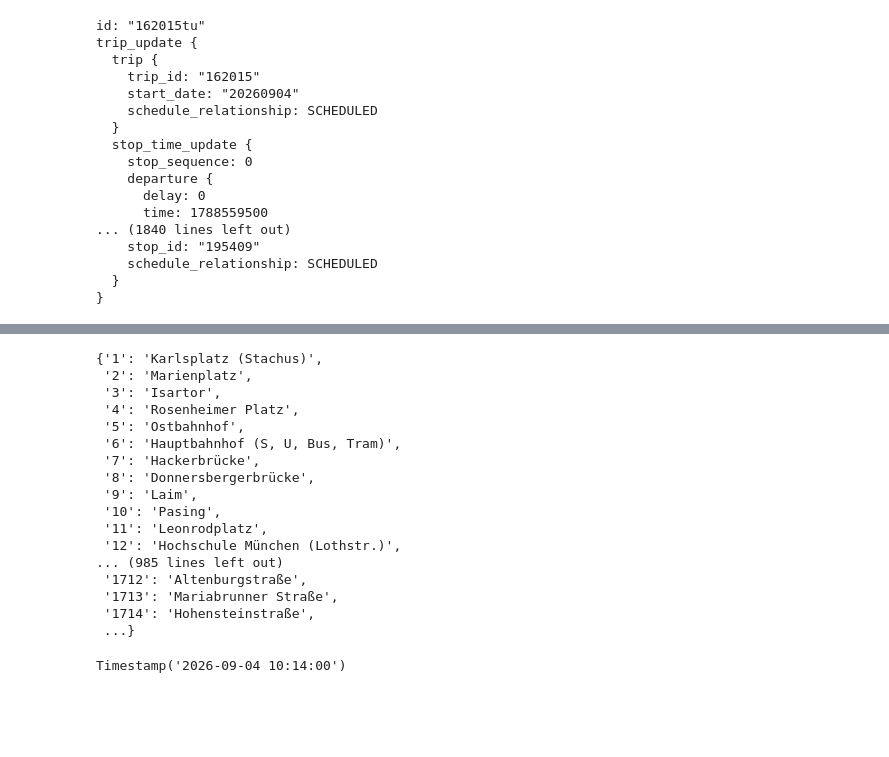
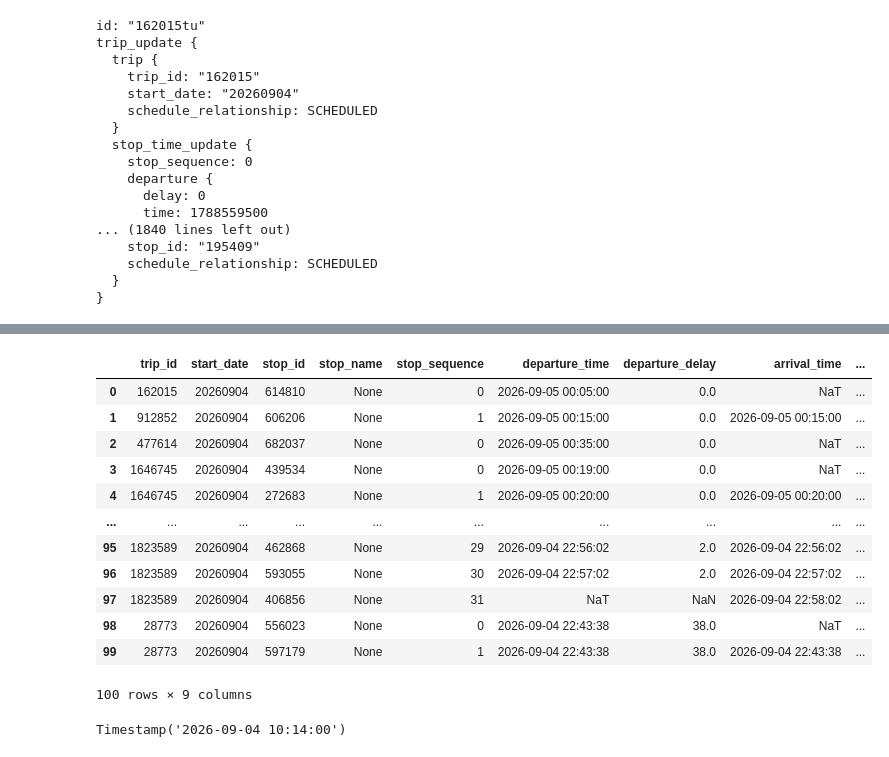
Before and after one commit to peppey/mvv-delay-tracker, a Jupyter notebook: notebooks/data_exploration.ipynb, the cells around one changed output, grey strips where cells are left out. Saved outputs shown, nothing was run; the diff lists cells and outputs as text; code cells hidden in the pictures; blank space fills up the shorter version.

```diff
--- a/notebooks/data_exploration.ipynb
+++ b/notebooks/data_exploration.ipynb
@@ -46,4 +56,29 @@ trip_update {
 }
 # %%
 stops_df = pd.read_csv("../data/mvv_stops.csv", delimiter=";")
+# %%
+def create_stop_name_mapping(stops_df):
+    """
+    Create a mapping from MVV stop IDs to stop names.
+
+    Parameters
+    ----------
+    stops_df : pandas.DataFrame
+        DataFrame containing the MVV stop data. It must contain
+        the columns "HstNummer" and "Name ohne Ort".
+
+    Returns
+    -------
+    dict
+        Dictionary mapping stop IDs to stop names.
+    """
+    stops_df["HstNummer"] = stops_df["HstNummer"].astype(str)
+
+    stop_names = (
+        stops_df
+        .set_index("HstNummer")["Name ohne Ort"]
+        .to_dict()
+    )
+
+    return stop_names
 # %%
@@ -96,23 +135,23 @@ KeyError: '614810'
 # %%
-stop_names
+stop_names = create_stop_name_mapping(stops_df)
+
+df = parse_trip_updates(feed, stop_names)
+
+df.head(100)
 # %% [output]
+|  | trip_id | start_date | stop_id | stop_name | stop_sequence | departure_time | departure_delay | arrival_time | ... |
+| 0 | 162015 | 20260904 | 614810 | None | 0 | 2026-09-05 00:05:00 | 0.0 | NaT | ... |
+| 1 | 912852 | 20260904 | 606206 | None | 1 | 2026-09-05 00:15:00 | 0.0 | 2026-09-05 00:15:00 | ... |
+| 2 | 477614 | 20260904 | 682037 | None | 0 | 2026-09-05 00:35:00 | 0.0 | NaT | ... |
+| 3 | 1646745 | 20260904 | 439534 | None | 0 | 2026-09-05 00:19:00 | 0.0 | NaT | ... |
+| 4 | 1646745 | 20260904 | 272683 | None | 1 | 2026-09-05 00:20:00 | 0.0 | 2026-09-05 00:20:00 | ... |
+| ... | ... | ... | ... | ... | ... | ... | ... | ... | ... |
+| 95 | 1823589 | 20260904 | 462868 | None | 29 | 2026-09-04 22:56:02 | 2.0 | 2026-09-04 22:56:02 | ... |
+| 96 | 1823589 | 20260904 | 593055 | None | 30 | 2026-09-04 22:57:02 | 2.0 | 2026-09-04 22:57:02 | ... |
+| 97 | 1823589 | 20260904 | 406856 | None | 31 | NaT | NaN | 2026-09-04 22:58:02 | ... |
+| 98 | 28773 | 20260904 | 556023 | None | 0 | 2026-09-04 22:43:38 | 38.0 | NaT | ... |
+| 99 | 28773 | 20260904 | 597179 | None | 1 | 2026-09-04 22:43:38 | 38.0 | 2026-09-04 22:43:38 | ... |
-{'1': 'Karlsplatz (Stachus)',
- '2': 'Marienplatz',
- '3': 'Isartor',
- '4': 'Rosenheimer Platz',
- '5': 'Ostbahnhof',
- '6': 'Hauptbahnhof (S, U, Bus, Tram)',
- '7': 'Hackerbrücke',
- '8': 'Donnersbergerbrücke',
- '9': 'Laim',
- '10': 'Pasing',
- '11': 'Leonrodplatz',
- '12': 'Hochschule München (Lothstr.)',
-... (985 lines left out)
- '1712': 'Altenburgstraße',
- '1713': 'Mariabrunner Straße',
- '1714': 'Hohensteinstraße',
- ...}
+100 rows × 9 columns
 # %%
 df["arrival_time"].min()
 # %% [output]
```
Also changed, not shown: parts of 3 cells of this notebook, 1 other file.
